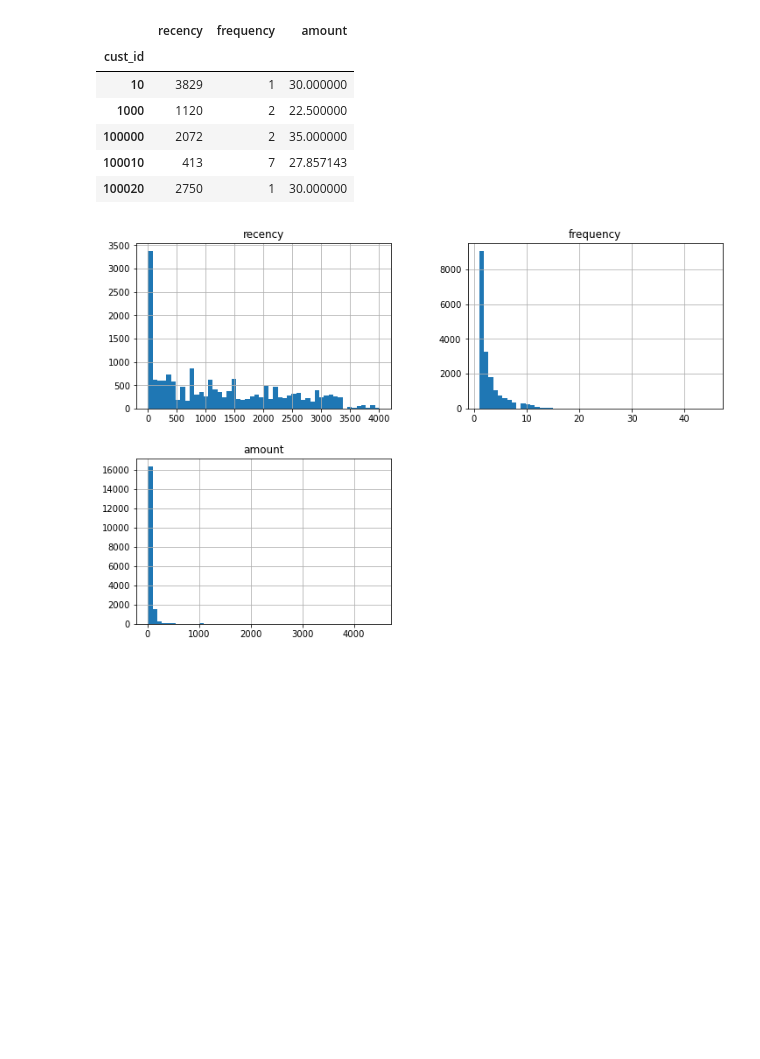
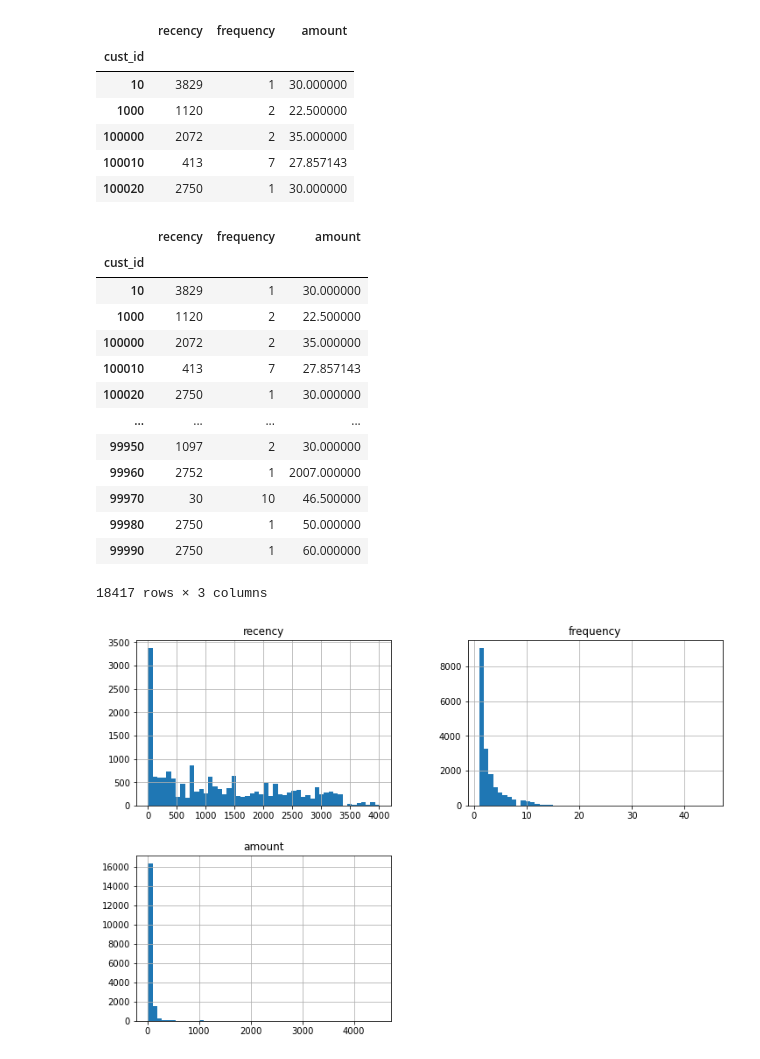
Before and after one commit to Rajdeep-personal/Recency_Frequency_Monetary_Analysis, a Jupyter notebook: RFM_Analysis.ipynb, the cells around one changed output. Drawn from its saved outputs; the diff is of its cells as text; code cells hidden in the pictures; blank space fills up the shorter version.

```diff
--- a/RFM_Analysis.ipynb
+++ b/RFM_Analysis.ipynb
@@ -166,6 +178,23 @@ customer.head()
 | 100000 | 2072 | 2 | 35.000000 |
 | 100010 | 413 | 7 | 27.857143 |
 | 100020 | 2750 | 1 | 30.000000 |
+# %%
+customer
+# %% [output]
+|  | recency | frequency | amount |
+| cust_id |  |  |  |
+| 10 | 3829 | 1 | 30.000000 |
+| 1000 | 1120 | 2 | 22.500000 |
+| 100000 | 2072 | 2 | 35.000000 |
+| 100010 | 413 | 7 | 27.857143 |
+| 100020 | 2750 | 1 | 30.000000 |
+| ... | ... | ... | ... |
+| 99950 | 1097 | 2 | 30.000000 |
+| 99960 | 2752 | 1 | 2007.000000 |
+| 99970 | 30 | 10 | 46.500000 |
+| 99980 | 2750 | 1 | 50.000000 |
+| 99990 | 2750 | 1 | 60.000000 |
+18417 rows × 3 columns
 # %%
 customer.hist(bins = 50, figsize = (12,8))
 plt.show()
```
Also changed, not shown: parts of 36 cells of this notebook.
